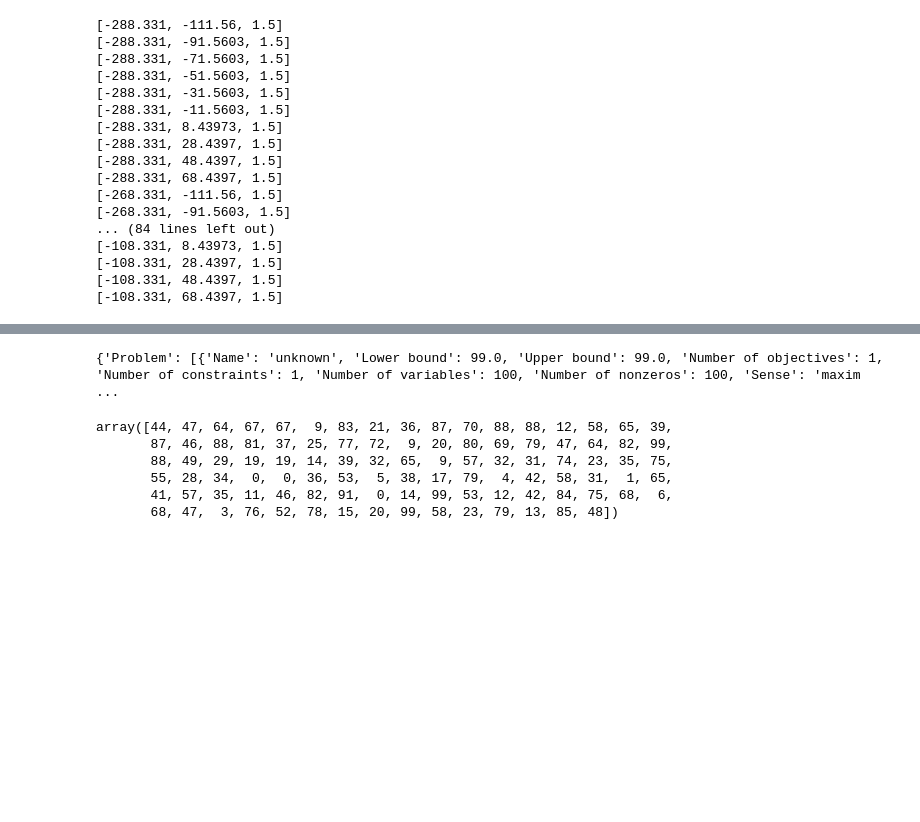
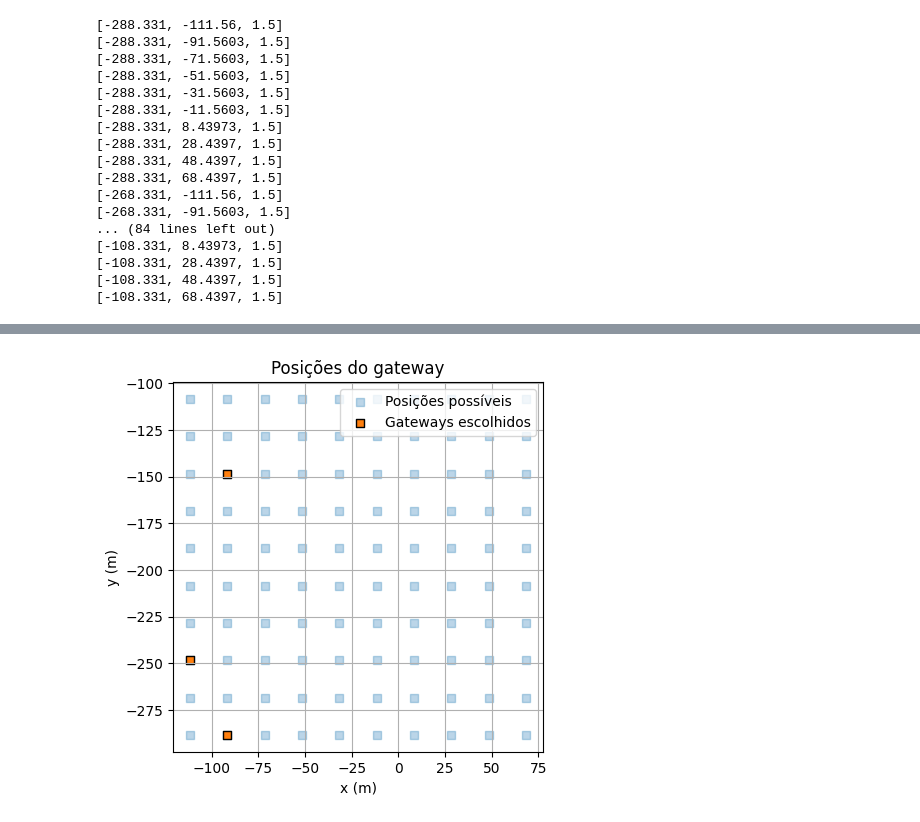
Before and after one commit to lasseufpa/rt-lorawan, a Jupyter notebook: optimization.ipynb, the cells around one changed output, grey strips where cells are left out. Drawn from its saved outputs; the diff is of its cells as text; code cells hidden in the pictures; blank space fills up the shorter version.

```diff
--- a/optimization.ipynb
+++ b/optimization.ipynb
@@ -365,14 +407,44 @@ Score nessa posição: 99
-# %%
-result
-# %% [output]
-{'Problem': [{'Name': 'unknown', 'Lower bound': 99.0, 'Upper bound': 99.0, 'Number of objectives': 1, 'Number of constraints': 1, 'Number of variables': 100, 'Number of nonzeros': 100, 'Sense': 'maxim ...
-# %%
-np.max(pdr_list)
-pdr_list
-# %% [output]
-array([44, 47, 64, 67, 67,  9, 83, 21, 36, 87, 70, 88, 88, 12, 58, 65, 39,
-       87, 46, 88, 81, 37, 25, 77, 72,  9, 20, 80, 69, 79, 47, 64, 82, 99,
-       88, 49, 29, 19, 19, 14, 39, 32, 65,  9, 57, 32, 31, 74, 23, 35, 75,
-       55, 28, 34,  0,  0, 36, 53,  5, 38, 17, 79,  4, 42, 58, 31,  1, 65,
-       41, 57, 35, 11, 46, 82, 91,  0, 14, 99, 53, 12, 42, 84, 75, 68,  6,
-       68, 47,  3, 76, 52, 78, 15, 20, 99, 58, 23, 79, 13, 85, 48])
+# %%
+#### Transforming to mW, adding the power values from each gateway and converting back to dB (for plots) ####
+
+received_power = np.zeros(len(D_index))
+for d in D_index:
+    total_mW = 0.0
+    for p in G_index:
+        if value(model.x[p]) > 0.5:   # chosen gateway
+            rp_dbm = rx_power[(d, p)]
+
+            # converting dBm → mW
+            rp_mw = 10**(rp_dbm / 10.0)
+
+            total_mW += rp_mw
+
+    # avoiding problem with log(0)
+    if total_mW > 0:
+        received_power[d] = 10 * np.log10(total_mW)   # back to dBm
+    else:
+        received_power[d] = NO_SIGNAL # very negative value
+# %%
+# Plotting
+
+# gateways positions
+xs_gate = [P[p][0] for p in G_index]
+ys_gate = [P[p][1] for p in G_index]
+
+# chosen gateways positions
+xs_chosen = [P[p][0] for p in chosen_gateways]
+ys_chosen = [P[p][1] for p in chosen_gateways]
+
+plt.figure()
+plt.scatter(xs_gate, ys_gate, marker='s', alpha=0.3, label='Posições possíveis')
+plt.scatter(xs_chosen, ys_chosen, marker='s', edgecolors='k', label='Gateways escolhidos')
+
+plt.xlabel("x (m)")
+plt.ylabel("y (m)")
+plt.title("Posições do gateway")
+plt.legend()
+plt.gca().set_aspect('equal', 'box')
+plt.grid(True)
+plt.show()
+# %% [output]
+[figure, added]
```
Also changed, not shown: parts of 17 cells of this notebook.
